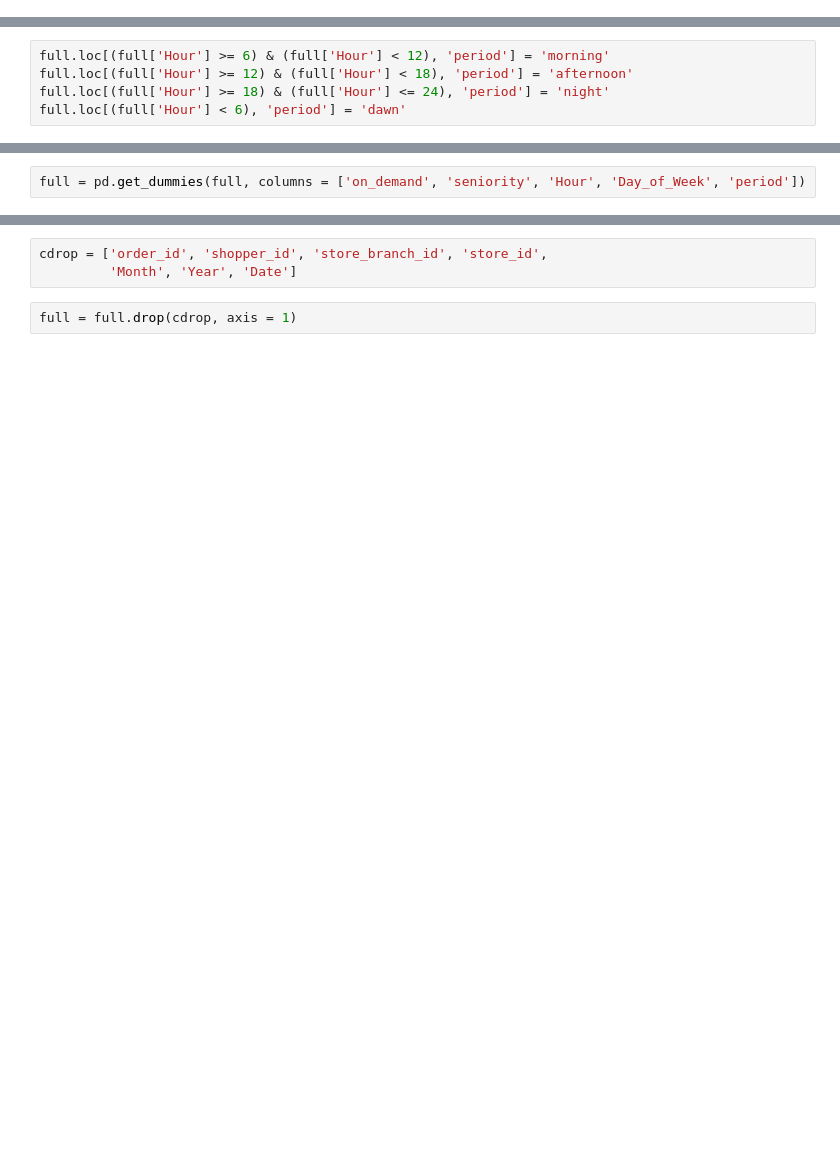
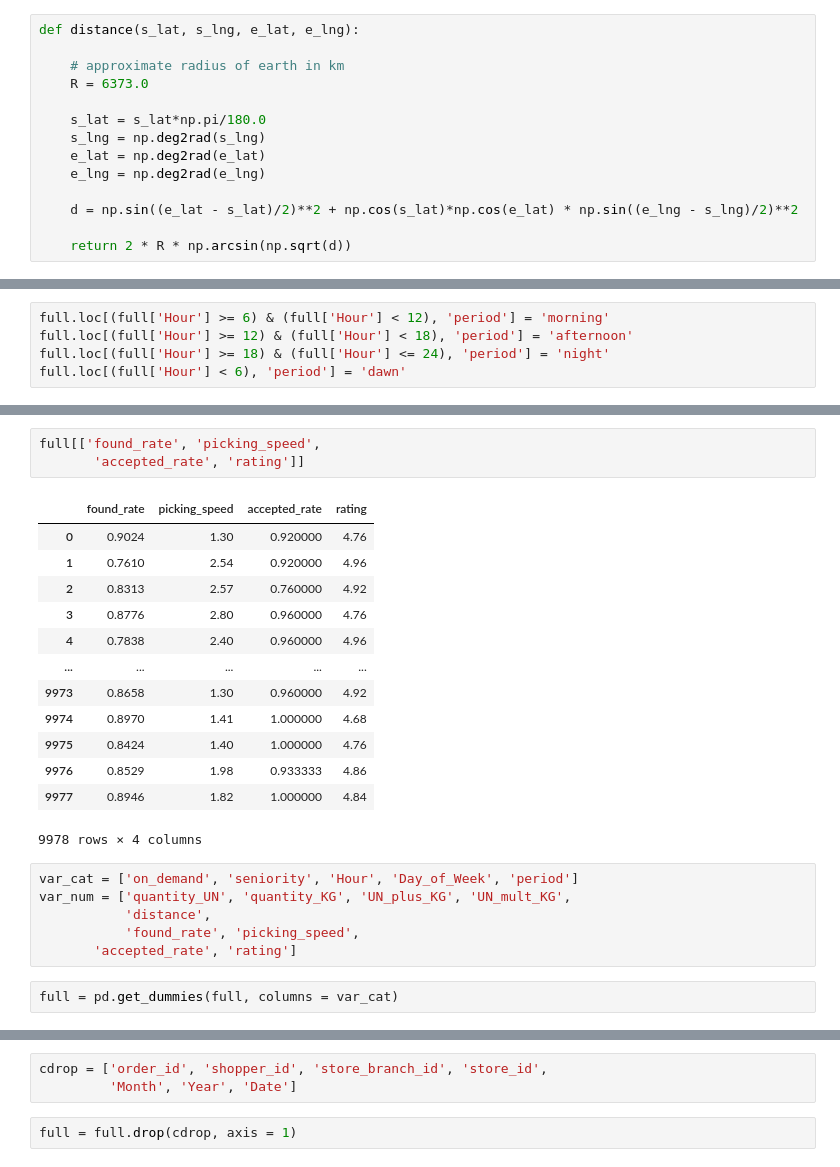
Before and after one commit to sanchobuendia/test_cornershop, a Jupyter notebook: cornershop.ipynb, the cells around one changed output, grey strips where cells are left out. Drawn from its saved outputs; the diff is of its cells as text; blank space fills up the shorter version.

```diff
--- a/cornershop.ipynb
+++ b/cornershop.ipynb
@@ -20,3 +25,17 @@ pd.set_option('display.max_columns', 150,
+# %%
+def distance(s_lat, s_lng, e_lat, e_lng):
+
+    # approximate radius of earth in km
+    R = 6373.0
+
+    s_lat = s_lat*np.pi/180.0
+    s_lng = np.deg2rad(s_lng)
+    e_lat = np.deg2rad(e_lat)
+    e_lng = np.deg2rad(e_lng)
+
+    d = np.sin((e_lat - s_lat)/2)**2 + np.cos(s_lat)*np.cos(e_lat) * np.sin((e_lng - s_lng)/2)**2
+
+    return 2 * R * np.arcsin(np.sqrt(d))
 # %% [markdown]
 ### Read the data
    * Dataset order_products
@@ -370,3 +391,26 @@ period                0
 dtype: int64
+# %%
+full[['found_rate', 'picking_speed',
+       'accepted_rate', 'rating']]
+# %% [output]
+|  | found_rate | picking_speed | accepted_rate | rating |
+| 0 | 0.9024 | 1.30 | 0.920000 | 4.76 |
+| 1 | 0.7610 | 2.54 | 0.920000 | 4.96 |
+| 2 | 0.8313 | 2.57 | 0.760000 | 4.92 |
+| 3 | 0.8776 | 2.80 | 0.960000 | 4.76 |
+| 4 | 0.7838 | 2.40 | 0.960000 | 4.96 |
+| ... | ... | ... | ... | ... |
+| 9973 | 0.8658 | 1.30 | 0.960000 | 4.92 |
+| 9974 | 0.8970 | 1.41 | 1.000000 | 4.68 |
+| 9975 | 0.8424 | 1.40 | 1.000000 | 4.76 |
+| 9976 | 0.8529 | 1.98 | 0.933333 | 4.86 |
+| 9977 | 0.8946 | 1.82 | 1.000000 | 4.84 |
+9978 rows × 4 columns
+# %%
+var_cat = ['on_demand', 'seniority', 'Hour', 'Day_of_Week', 'period']
+var_num = ['quantity_UN', 'quantity_KG', 'UN_plus_KG', 'UN_mult_KG',
+           'distance',
+           'found_rate', 'picking_speed',
+       'accepted_rate', 'rating']
 # %%
-full = pd.get_dummies(full, columns = ['on_demand', 'seniority', 'Hour', 'Day_of_Week', 'period'])
+full = pd.get_dummies(full, columns = var_cat)
```
Also changed, not shown: parts of 22 cells of this notebook.
